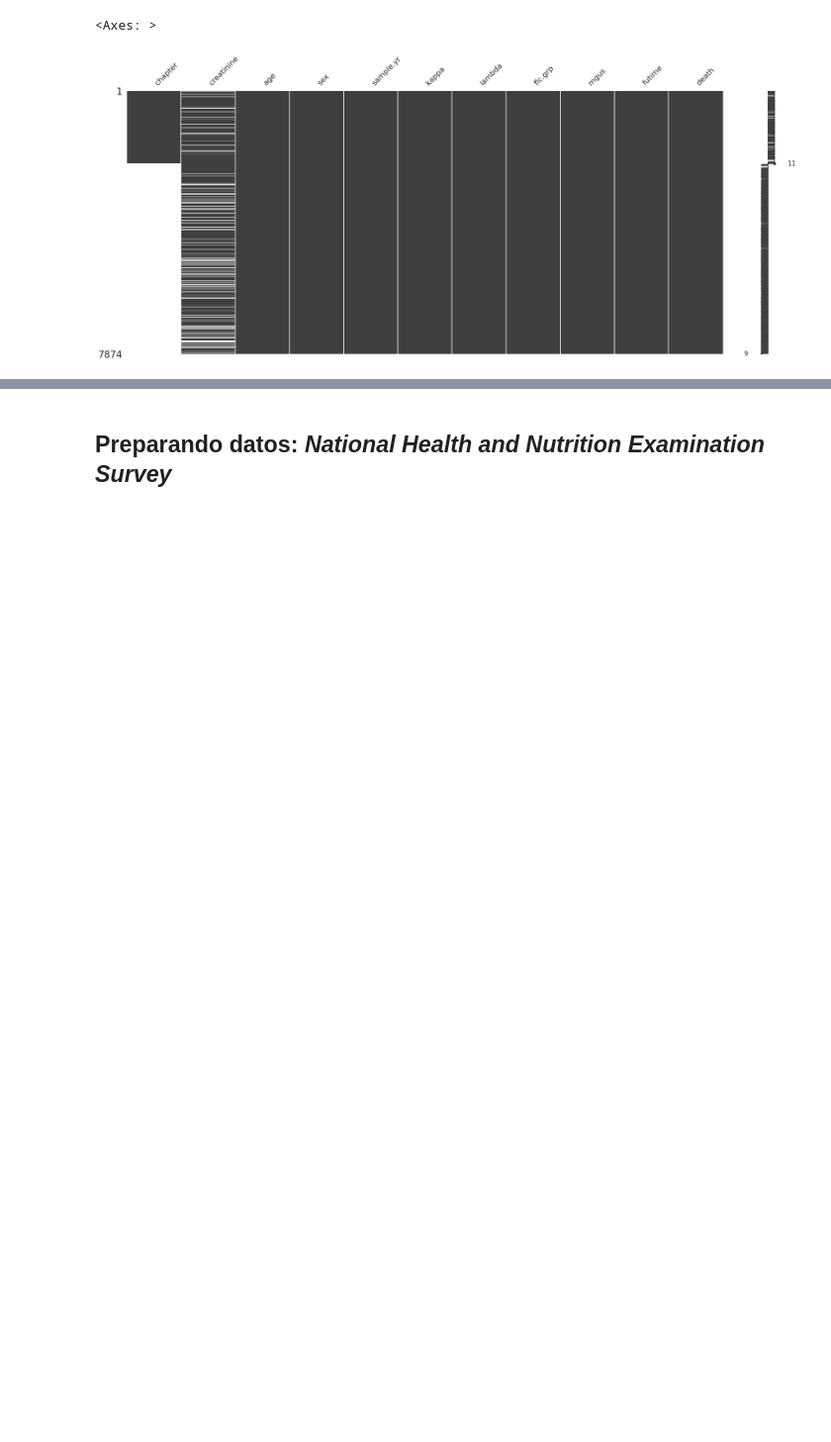
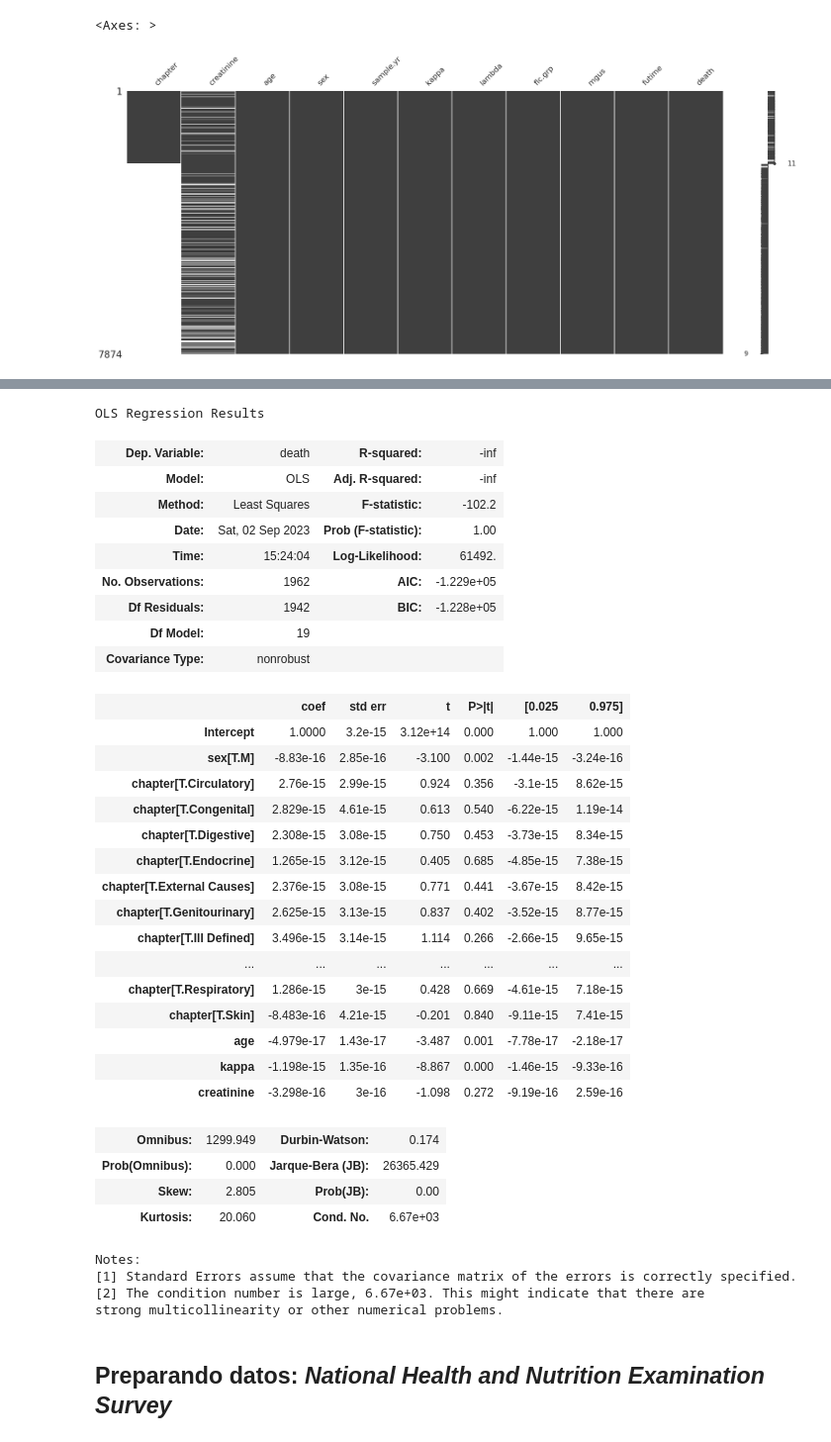
Before and after one commit to jariel17/curso-datos-faltantes-i, a Jupyter notebook: live-imputation-missing-values.ipynb, the cells around one changed output, grey strips where cells are left out. Shown at 99% size. Drawn from its saved outputs; the diff is of its cells as text; code cells hidden in the pictures; blank space fills up the shorter version.

```diff
--- a/live-imputation-missing-values.ipynb
+++ b/live-imputation-missing-values.ipynb
@@ -225,3 +317,48 @@ missingno.matrix(df = survival_df)
+# %%
+model_2 = (
+    smf.ols(
+        formula = 'death ~  age + sex + kappa + creatinine + chapter',
+        data=survival_df
+    )
+    .fit()
+)
+
+model_2.summary()
+# %% [output]
+OLS Regression Results
+| Dep. Variable: | death | R-squared: | -inf |
+| Model: | OLS | Adj. R-squared: | -inf |
+| Method: | Least Squares | F-statistic: | -102.2 |
+| Date: | Sat, 02 Sep 2023 | Prob (F-statistic): | 1.00 |
+| Time: | 15:24:04 | Log-Likelihood: | 61492. |
+| No. Observations: | 1962 | AIC: | -1.229e+05 |
+| Df Residuals: | 1942 | BIC: | -1.228e+05 |
+| Df Model: | 19 |  |  |
+| Covariance Type: | nonrobust |  |  |
+|  | coef | std err | t | P>|t| | [0.025 | 0.975] |
+| Intercept | 1.0000 | 3.2e-15 | 3.12e+14 | 0.000 | 1.000 | 1.000 |
+| sex[T.M] | -8.83e-16 | 2.85e-16 | -3.100 | 0.002 | -1.44e-15 | -3.24e-16 |
+| chapter[T.Circulatory] | 2.76e-15 | 2.99e-15 | 0.924 | 0.356 | -3.1e-15 | 8.62e-15 |
+| chapter[T.Congenital] | 2.829e-15 | 4.61e-15 | 0.613 | 0.540 | -6.22e-15 | 1.19e-14 |
+| chapter[T.Digestive] | 2.308e-15 | 3.08e-15 | 0.750 | 0.453 | -3.73e-15 | 8.34e-15 |
+| chapter[T.Endocrine] | 1.265e-15 | 3.12e-15 | 0.405 | 0.685 | -4.85e-15 | 7.38e-15 |
+| chapter[T.External Causes] | 2.376e-15 | 3.08e-15 | 0.771 | 0.441 | -3.67e-15 | 8.42e-15 |
+| chapter[T.Genitourinary] | 2.625e-15 | 3.13e-15 | 0.837 | 0.402 | -3.52e-15 | 8.77e-15 |
+| chapter[T.Ill Defined] | 3.496e-15 | 3.14e-15 | 1.114 | 0.266 | -2.66e-15 | 9.65e-15 |
+| ... | ... | ... | ... | ... | ... | ... |
+| chapter[T.Respiratory] | 1.286e-15 | 3e-15 | 0.428 | 0.669 | -4.61e-15 | 7.18e-15 |
+| chapter[T.Skin] | -8.483e-16 | 4.21e-15 | -0.201 | 0.840 | -9.11e-15 | 7.41e-15 |
+| age | -4.979e-17 | 1.43e-17 | -3.487 | 0.001 | -7.78e-17 | -2.18e-17 |
+| kappa | -1.198e-15 | 1.35e-16 | -8.867 | 0.000 | -1.46e-15 | -9.33e-16 |
+| creatinine | -3.298e-16 | 3e-16 | -1.098 | 0.272 | -9.19e-16 | 2.59e-16 |
+| Omnibus: | 1299.949 | Durbin-Watson: | 0.174 |
+| Prob(Omnibus): | 0.000 | Jarque-Bera (JB): | 26365.429 |
+| Skew: | 2.805 | Prob(JB): | 0.00 |
+| Kurtosis: | 20.060 | Cond. No. | 6.67e+03 |
+Notes:
+[1] Standard Errors assume that the covariance matrix of the errors is correctly specified.
+[2] The condition number is large, 6.67e+03. This might indicate that there are
+strong multicollinearity or other numerical problems.
 # %% [markdown]
 ## Preparando datos: _National Health and Nutrition Examination Survey_
 # %% [markdown]
```
Also changed, not shown: parts of 3 cells of this notebook.
